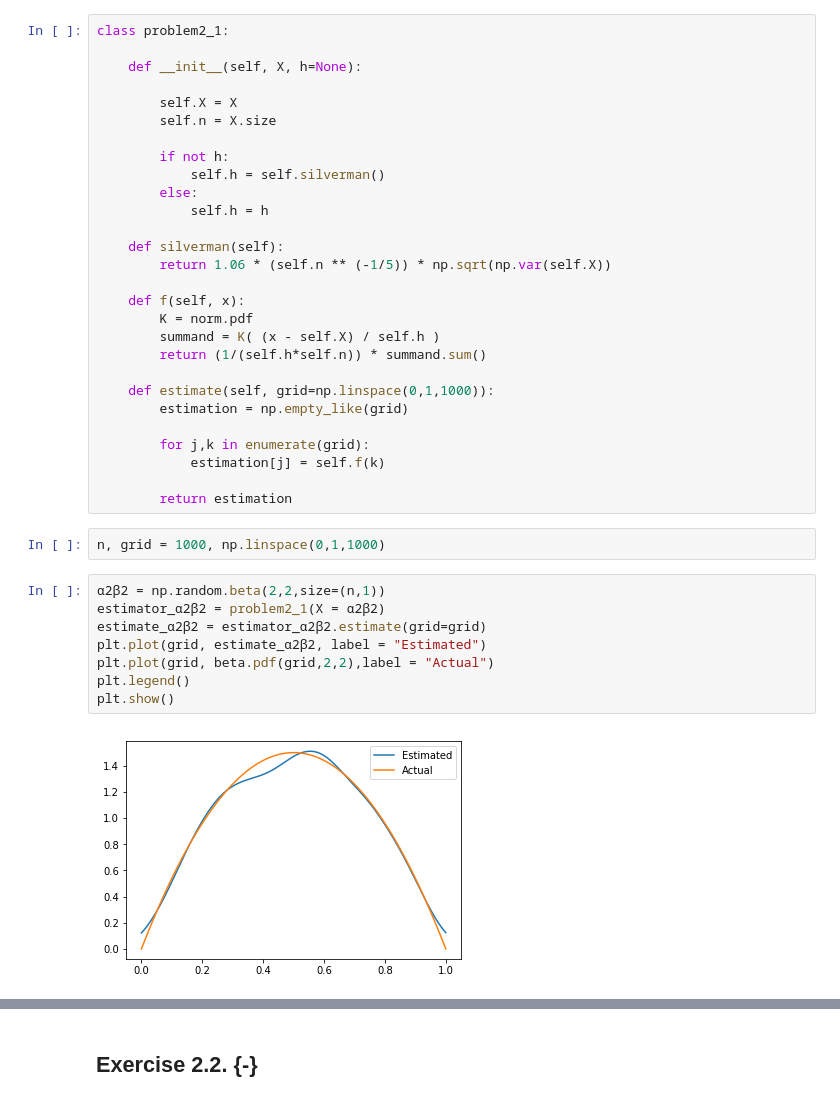
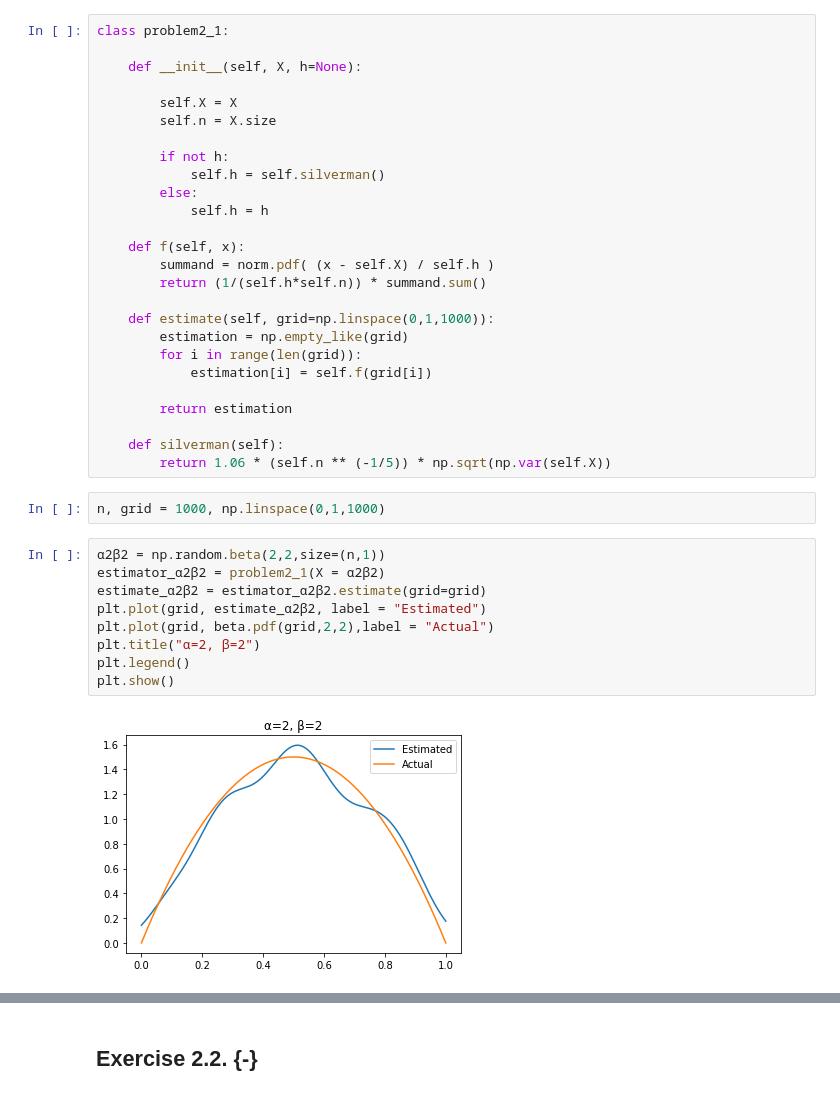
Before and after one commit to hebeard/BootCamp2018, a Jupyter notebook: ProbSets/Econ/ProbSet2/Harrison-Beard-ProbSet2-Code.ipynb, the cells around one changed output, grey strips where cells are left out. Saved outputs shown, nothing was run; the diff lists cells and outputs as text.

```diff
--- a/ProbSets/Econ/ProbSet2/Harrison-Beard-ProbSet2-Code.ipynb
+++ b/ProbSets/Econ/ProbSet2/Harrison-Beard-ProbSet2-Code.ipynb
@@ -122,33 +134,32 @@ class problem2_1:
         else:
             self.h = h
 
-    def silverman(self):
-        return 1.06 * (self.n ** (-1/5)) * np.sqrt(np.var(self.X))
-
     def f(self, x):
-        K = norm.pdf
-        summand = K( (x - self.X) / self.h )
+        summand = norm.pdf( (x - self.X) / self.h )
         return (1/(self.h*self.n)) * summand.sum()
 
     def estimate(self, grid=np.linspace(0,1,1000)):
         estimation = np.empty_like(grid)
-
-        for j,k in enumerate(grid):
-            estimation[j] = self.f(k)
+        for i in range(len(grid)):
+            estimation[i] = self.f(grid[i])
 
         return estimation
+
+    def silverman(self):
+        return 1.06 * (self.n ** (-1/5)) * np.sqrt(np.var(self.X))
 # %%
 n, grid = 1000, np.linspace(0,1,1000)
 # %%
 α2β2 = np.random.beta(2,2,size=(n,1))
 estimator_α2β2 = problem2_1(X = α2β2)
 estimate_α2β2 = estimator_α2β2.estimate(grid=grid)
 plt.plot(grid, estimate_α2β2, label = "Estimated")
 plt.plot(grid, beta.pdf(grid,2,2),label = "Actual")
+plt.title("α=2, β=2")
 plt.legend()
 plt.show()
 # %% [output]
-[figure, old version]
+[figure, new version]
 # %%
 α2β5 = np.random.beta(2,5,size=(n,1))
 estimator_α2β5 = problem2_1(X=α2β5)
```
Also changed, not shown: parts of 25 cells of this notebook, 12 other files.
